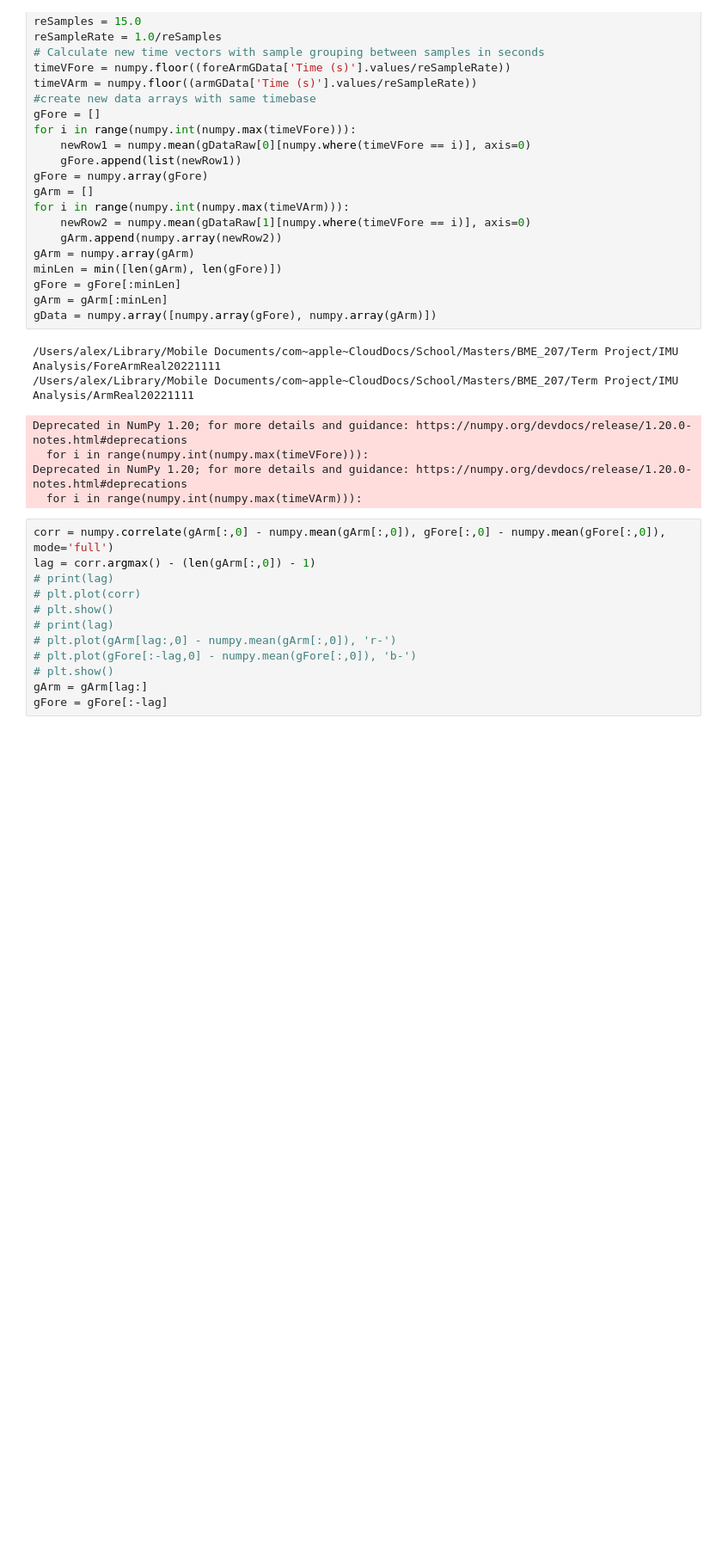
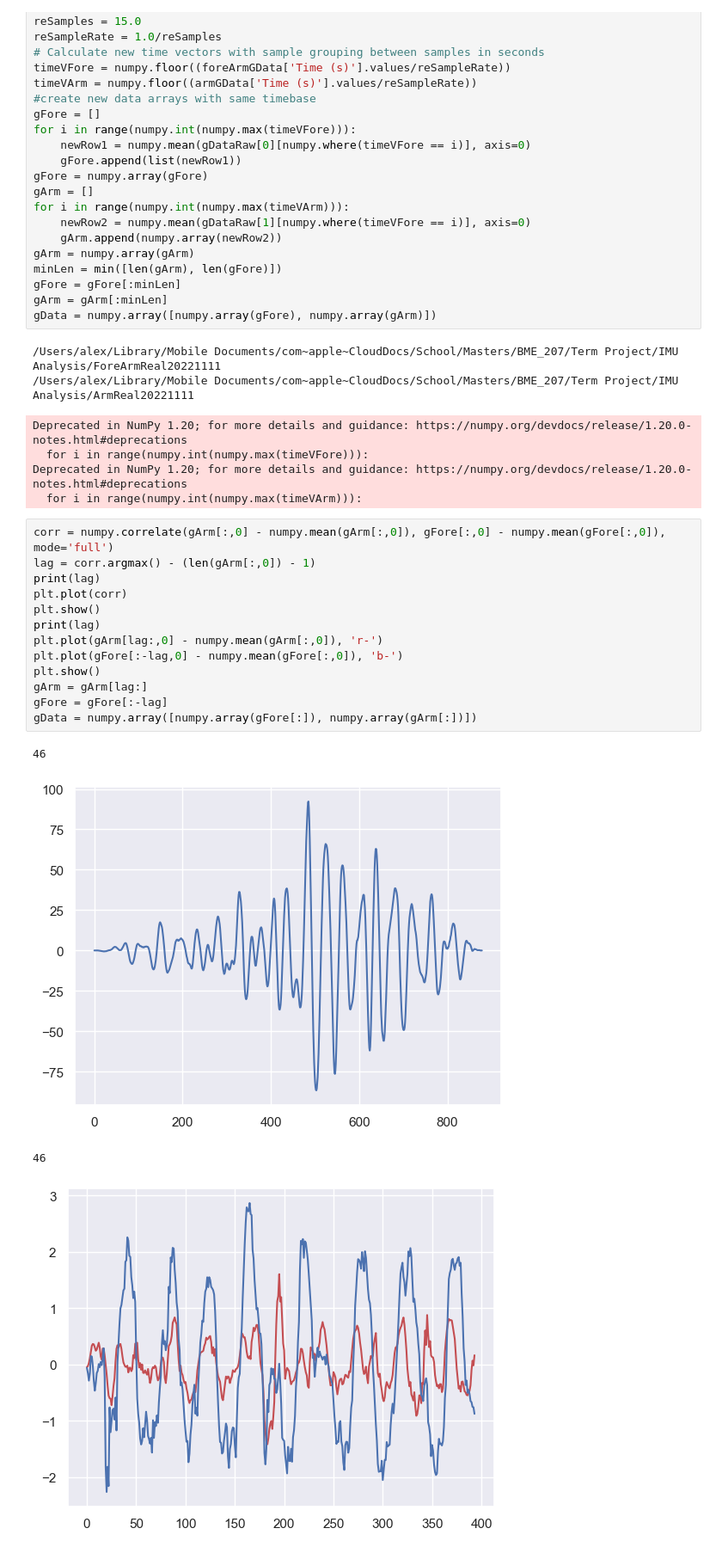
Before and after one commit to alejandromango/IMU-Analysis, a Jupyter notebook: SingleIMUGyrAngleSmarter.ipynb, the cells around one changed output. Shown at 86% size. Drawn from its saved outputs; the diff is of its cells as text; blank space fills up the shorter version.

```diff
--- a/SingleIMUGyrAngleSmarter.ipynb
+++ b/SingleIMUGyrAngleSmarter.ipynb
@@ -52,15 +52,21 @@ Deprecated in NumPy 1.20; for more details and guidance: https://numpy.org/devdo
 # %%
 corr = numpy.correlate(gArm[:,0] - numpy.mean(gArm[:,0]), gFore[:,0] - numpy.mean(gFore[:,0]), mode='full')
 lag = corr.argmax() - (len(gArm[:,0]) - 1)
-# print(lag)
-# plt.plot(corr)
-# plt.show()
-# print(lag)
-# plt.plot(gArm[lag:,0] - numpy.mean(gArm[:,0]), 'r-')
-# plt.plot(gFore[:-lag,0] - numpy.mean(gFore[:,0]), 'b-')
-# plt.show()
+print(lag)
+plt.plot(corr)
+plt.show()
+print(lag)
+plt.plot(gArm[lag:,0] - numpy.mean(gArm[:,0]), 'r-')
+plt.plot(gFore[:-lag,0] - numpy.mean(gFore[:,0]), 'b-')
+plt.show()
 gArm = gArm[lag:]
 gFore = gFore[:-lag]
+gData = numpy.array([numpy.array(gFore[:]), numpy.array(gArm[:])])
+# %% [output]
+46
+[figure, added]
+46
+[figure, added]
 # %%
 # Calculate time delta between samples in seconds
 deltat = reSampleRate#numpy.average(numpy.diff(foreArmGData['Time (s)'].values))
```
Also changed, not shown: parts of 5 cells of this notebook.
